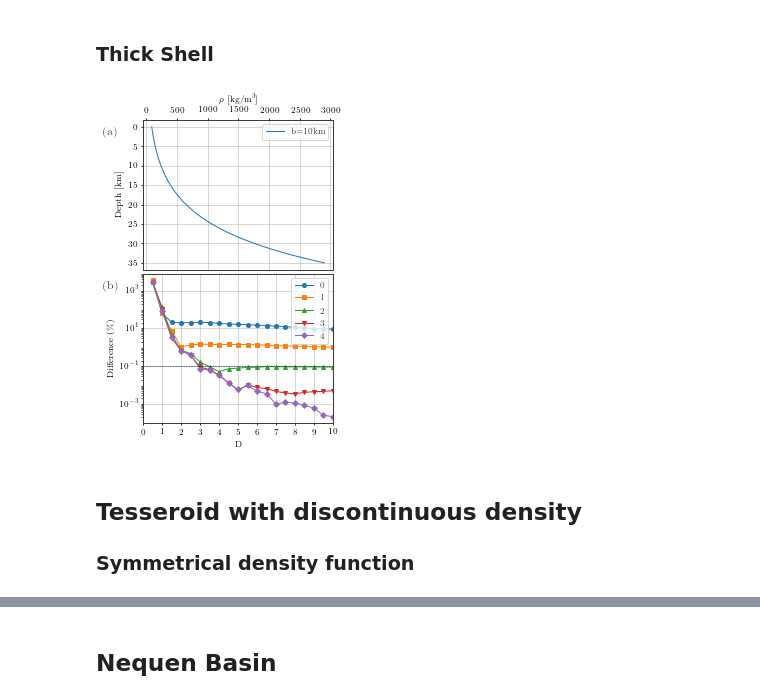
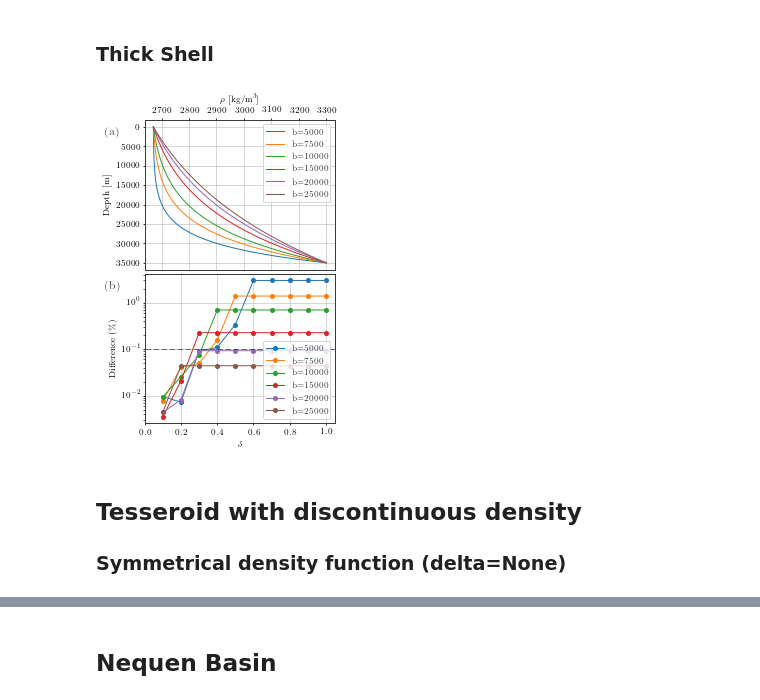
Before and after one commit to pinga-lab/tesseroid-variable-density, a Jupyter notebook: code/07-plot-figures.ipynb, the cells around one changed output, grey strips where cells are left out. Saved outputs shown, nothing was run; the diff lists cells and outputs as text; code cells hidden in the pictures.

Commit message:
Modified 07-plot-figures. Renamed figures' files.

```diff
--- a/code/07-plot-figures.ipynb
+++ b/code/07-plot-figures.ipynb
@@ -79,7 +79,7 @@ fig.set_size_inches((3.33, 5))
 fig.subplots_adjust(hspace=0)
 for ax, field, title, sub in zip(axes, fields, titles, subfigure):
     for grid, style, c, label, ms in zip(grids, styles, colors, labels, msize):
-        diffs = np.load('results/Dlinear/' + field + '-' + grid + '-differences.npz')
+        diffs = np.load('results/linear-D/' + field + '-' + grid + '-thin-differences.npz')
         D_values, diff = diffs['D_values'], diffs['diffs']
         ax.plot(D_values, diff, style, markersize=ms,
                 color=c, label=label)
@@ -106,6 +106,6 @@ ax.set_xlim(0, 10)
 ax.set_xticks(np.arange(0, 11, 1))
 ax.legend()
 plt.tight_layout(pad=0.3, h_pad=0, w_pad=0)
-plt.savefig('../manuscript/figures/Dlinear-thin-differences.pdf')
+plt.savefig('../manuscript/figures/linear-D-thin.pdf')
 plt.show()
 # %% [output]
@@ -127,7 +127,7 @@ fig.set_size_inches((3.33, 5))
 fig.subplots_adjust(hspace=0)
 for ax, field, title, sub in zip(axes, fields, titles, subfigure):
     for grid, style, c, label, ms in zip(grids, styles, colors, labels, msize):
-        diffs = np.load('results/Dlinear/' + field + '-' + grid + '-thick-differences.npz')
+        diffs = np.load('results/linear-D/' + field + '-' + grid + '-thick-differences.npz')
         D_values, diff = diffs['D_values'], diffs['diffs']
         ax.plot(D_values, diff, style, markersize=ms,
                 color=c, label=label)
@@ -154,6 +154,6 @@ ax.set_xlim(0, 10)
 ax.set_xticks(np.arange(0, 11, 1))
 ax.legend()
 plt.tight_layout(pad=0.3, h_pad=0, w_pad=0)
-plt.savefig('../manuscript/figures/Dlinear-thick-differences.pdf')
+plt.savefig('../manuscript/figures/linear-D-thick.pdf')
 plt.show()
 # %% [output]
@@ -177,7 +177,7 @@ fig.set_size_inches((3.33, 5))
 fig.subplots_adjust(hspace=0)
 for ax, field, title, sub in zip(axes, fields, titles, subfigure):
     for grid, style, c, label, ms in zip(grids, styles, colors, labels, msize):
-        diffs = np.load('results/Dexp-shifted/' + field + '-' + grid + '-differences.npz')
+        diffs = np.load('results/exponential-D/' + field + '-' + grid + '-thin-differences.npz')
         D_values, diff = diffs['D_values'], diffs['diffs']
         ax.plot(D_values, diff, style, markersize=ms,
                 color=c, label=label)
@@ -204,6 +204,6 @@ ax.set_xlim(0, 10)
 ax.set_xticks(np.arange(0, 11, 1))
 ax.legend()
 plt.tight_layout(pad=0.3, h_pad=0, w_pad=0)
-plt.savefig('../manuscript/figures/Dexp-shifted-thin-differences.pdf')
+plt.savefig('../manuscript/figures/exponential-D-thin.pdf')
 plt.show()
 # %% [output]
@@ -225,7 +225,7 @@ fig.set_size_inches((3.33, 5))
 fig.subplots_adjust(hspace=0)
 for ax, field, title, sub in zip(axes, fields, titles, subfigure):
     for grid, style, c, label, ms in zip(grids, styles, colors, labels, msize):
-        diffs = np.load('results/Dexp-shifted/' + field + '-' + grid + '-thick-differences.npz')
+        diffs = np.load('results/exponential-D/' + field + '-' + grid + '-thick-differences.npz')
         D_values, diff = diffs['D_values'], diffs['diffs']
         ax.plot(D_values, diff, style, markersize=ms,
                 color=c, label=label)
@@ -252,6 +252,6 @@ ax.set_xlim(0, 10)
 ax.set_xticks(np.arange(0, 11, 1))
 ax.legend()
 plt.tight_layout(pad=0.3, h_pad=0, w_pad=0)
-plt.savefig('../manuscript/figures/Dexp-shifted-thick-differences.pdf')
+plt.savefig('../manuscript/figures/exponential-D-thick.pdf')
 plt.show()
 # %% [output]
@@ -461,70 +462,70 @@ plt.show()
 # %% [markdown]
 ### Thick Shell
 # %%
-divisions = range(5)
-markers = ["o", "s", "^", "v", "D"]
-labels = [str(d) for d in divisions]
 field = 'gzz'
-b = 1e4
-max_density = 2900.
+top, bottom = 0, -35000
+b_values = [5000, 7500, 10000, 15000, 20000, 25000]
 deltah = MEAN_EARTH_RADIUS
-bottom = -35000.
-heights = np.linspace(-35000, 0, 101)
-
-def density_exp_shifted(height):
-    a = max_density*np.exp(bottom/b)
-    r = height + MEAN_EARTH_RADIUS
-    return a*np.exp(-(r - deltah)/b)
+rho0, rho1 = 2670, 3300
+labels = ["b=" + str(b) for b in b_values]
+heights = np.linspace(bottom, top, 101)
 
 
 fig, (ax1, ax2) = plt.subplots(2, 1)
 fig.set_size_inches((3.33, 5))
 
-ax1.plot(density_exp_shifted(heights), -1e-3*heights,
-         '-', label="b=10km")
+for b, label in zip(b_values, labels):
 
-for d, m, label in zip(divisions, markers, labels):
+    # Define constant a in order to normalize the density function
+    a = (rho1 - rho0)/(np.exp((abs(top - bottom))/b) - 1)
+    c = rho0 - a
 
-    diffs = np.load('results/Dexp-vs-divisions/' + field + '-' +
-                    '{0}'.format(d) + '-thick-differences.npz')
-    D_values, diff = diffs['D_values'], diffs['diffs']
-    ax2.plot(D_values, diff, '-', marker=m,
-             label=label)
+    # Define new functions for each b
+    def density_exponential(height):
+        r = height + MEAN_EARTH_RADIUS
+        return a*np.exp(-(r - deltah)/b) + c
+
+    ax1.plot(density_exponential(heights), -heights,
+             '-', label=label)
+
+    diffs = np.load('results/exponential-delta/' + field + '-' +
+                    '{:.1e}'.format(b) + '-thick-differences.npz')
+    deltas, diff = diffs['deltas'], diffs['diffs']
+    ax2.plot(deltas, diff, 'o-',
+             markersize=4, label=label)
 
 ax1.legend()
 ax1.grid(True, linewidth=0.5, color='#aeaeae')
 ax1.set_xlabel(r"$\rho$ [kg/m$^3$]")
-ax1.set_ylabel("Depth [km]")
+ax1.set_ylabel("Depth [m]")
 ax1.invert_yaxis()
 ax1.xaxis.tick_top()
 ax1.xaxis.set_label_position('top')
 ax1.text(-0.21, 0.9, "(a)", fontsize=12,
          fontdict={'weight': 'bold'},
          transform=ax1.transAxes)
 
-ax2.plot([0, 10], [1e-1, 1e-1], '--', color='k', linewidth=0.5)
+ax2.plot([0, 1.2], [1e-1, 1e-1], '--', color='k', linewidth=0.5)
+ax2.set_xlim(0, 1.05)
 ax2.set_yscale('log')
-ax2.set_yticks(ax2.get_yticks()[2:-2])
 ax2.set_ylabel('Difference (\%)')
 ax2.grid(True, linewidth=0.5, color='#aeaeae')
 ax2.set_axisbelow(True)
-ax2.set_xlabel(r"D")
-ax2.set_xlim(0, 10)
-ax2.set_xticks(np.arange(0, 11, 1))
-ax2.legend(loc=1)
+ax2.set_xlabel(r"$\delta$")
+ax2.legend(loc=4)
 ax2.text(-0.21, 0.9, "(b)", fontsize=12,
          fontdict={'weight': 'bold'},
          transform=ax2.transAxes)
 
 plt.tight_layout(pad=0.3, h_pad=0, w_pad=0)
-plt.savefig('../manuscript/figures/Dexp-density-divisions-thick.pdf')
+plt.savefig('../manuscript/figures/exponential-delta-thick.pdf')
 plt.show()
 # %% [output]
-[figure, old version]
+[figure, new version]
 # %% [markdown]
 ## Tesseroid with discontinuous density
 
-### Symmetrical density function
+### Symmetrical density function (delta=None)
 # %%
 grids = ['pole', 'equator', '260km', '30deg']
 fields = 'potential gz gzz'.split()
```
Also changed, not shown: parts of 16 cells of this notebook, 23 other files.
